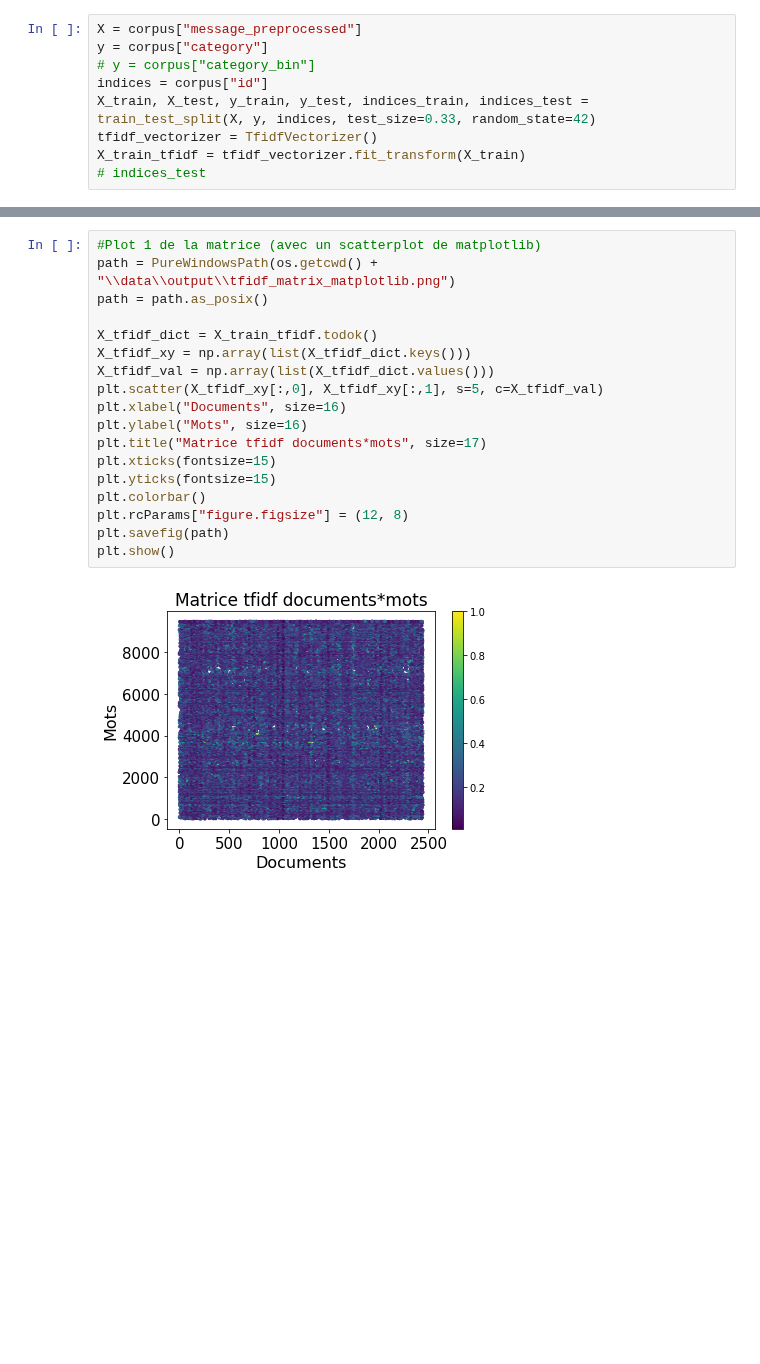
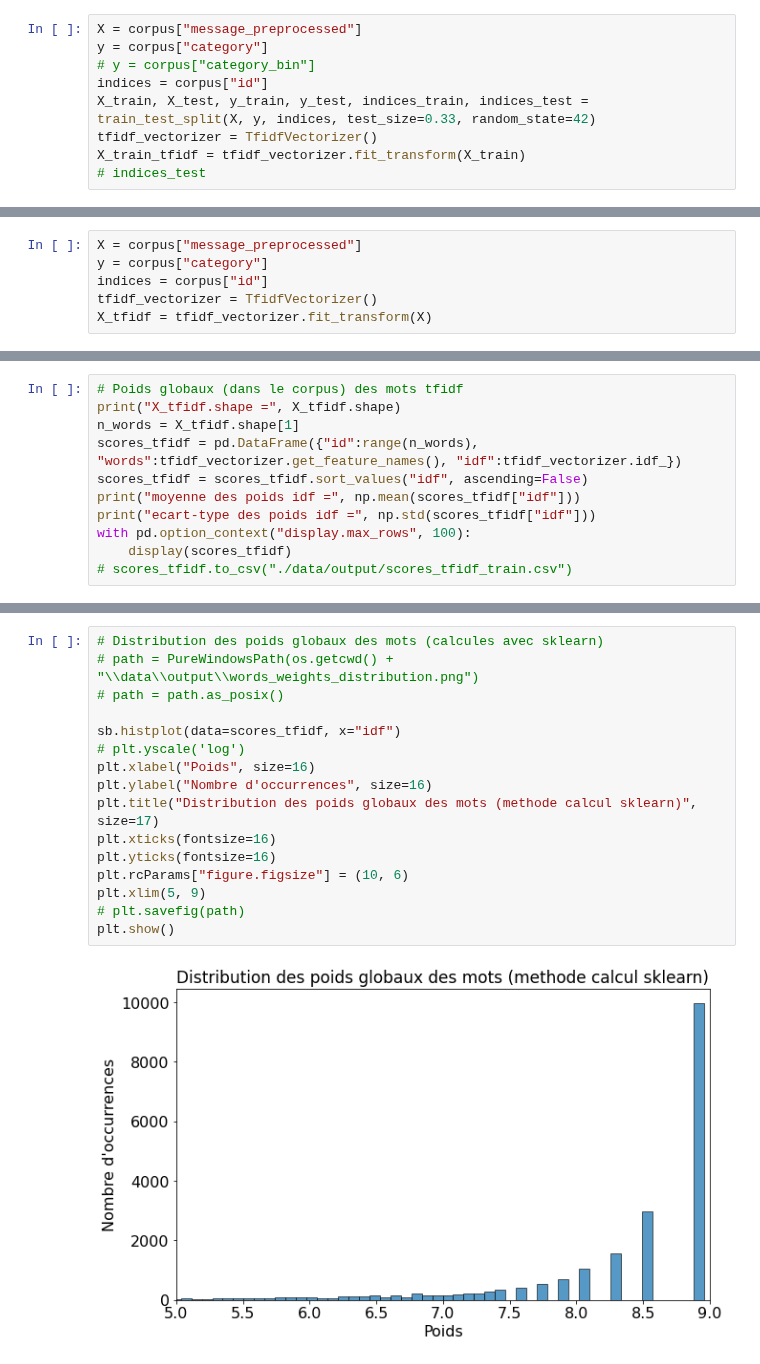
Before and after one commit to lolodino77/classification_texte_articles, a Jupyter notebook: sources/classification/tfidf/1_tfidf.ipynb, the cells around one changed output, grey strips where cells are left out. Drawn from its saved outputs; the diff is of its cells as text; blank space fills up the shorter version.

```diff
--- a/sources/classification/tfidf/1_tfidf.ipynb
+++ b/sources/classification/tfidf/1_tfidf.ipynb
@@ -85,0 +84,6 @@ X_tfidf :
+# %%
+X = corpus["message_preprocessed"]
+y = corpus["category"]
+indices = corpus["id"]
+tfidf_vectorizer = TfidfVectorizer()
+X_tfidf = tfidf_vectorizer.fit_transform(X)
@@ -91,0 +156,11 @@ plt.spy(X_train_tfidf, markersize=0.5)
+# %%
+# Poids globaux (dans le corpus) des mots tfidf
+print("X_tfidf.shape =", X_tfidf.shape)
+n_words = X_tfidf.shape[1]
+scores_tfidf = pd.DataFrame({"id":range(n_words), "words":tfidf_vectorizer.get_feature_names(), "idf":tfidf_vectorizer.idf_})
+scores_tfidf = scores_tfidf.sort_values("idf", ascending=False)
+print("moyenne des poids idf =", np.mean(scores_tfidf["idf"]))
+print("ecart-type des poids idf =", np.std(scores_tfidf["idf"]))
+with pd.option_context("display.max_rows", 100):
+    display(scores_tfidf)
+# scores_tfidf.to_csv("./data/output/scores_tfidf_train.csv")
@@ -92,20 +184,18 @@ plt.spy(X_train_tfidf, markersize=0.5)
 # %%
-#Plot 1 de la matrice (avec un scatterplot de matplotlib)
-path = PureWindowsPath(os.getcwd() + "\\data\\output\\tfidf_matrix_matplotlib.png")
-path = path.as_posix()
+# Distribution des poids globaux des mots (calcules avec sklearn)
+# path = PureWindowsPath(os.getcwd() + "\\data\\output\\words_weights_distribution.png")
+# path = path.as_posix()
 
-X_tfidf_dict = X_train_tfidf.todok()
-X_tfidf_xy = np.array(list(X_tfidf_dict.keys()))
-X_tfidf_val = np.array(list(X_tfidf_dict.values()))
-plt.scatter(X_tfidf_xy[:,0], X_tfidf_xy[:,1], s=5, c=X_tfidf_val)
-plt.xlabel("Documents", size=16)
-plt.ylabel("Mots", size=16)
-plt.title("Matrice tfidf documents*mots", size=17)
-plt.xticks(fontsize=15)
-plt.yticks(fontsize=15)
-plt.colorbar()
-plt.rcParams["figure.figsize"] = (12, 8)
-plt.savefig(path)
+sb.histplot(data=scores_tfidf, x="idf")
+# plt.yscale('log')
+plt.xlabel("Poids", size=16)
+plt.ylabel("Nombre d'occurrences", size=16)
+plt.title("Distribution des poids globaux des mots (methode calcul sklearn)", size=17)
+plt.xticks(fontsize=16)
+plt.yticks(fontsize=16)
+plt.rcParams["figure.figsize"] = (10, 6)
+plt.xlim(5, 9)
+# plt.savefig(path)
 plt.show()
 # %% [output]
-[figure, old version]
+[figure, new version]
```
Also changed, not shown: parts of 21 cells of this notebook, 1 other file.
